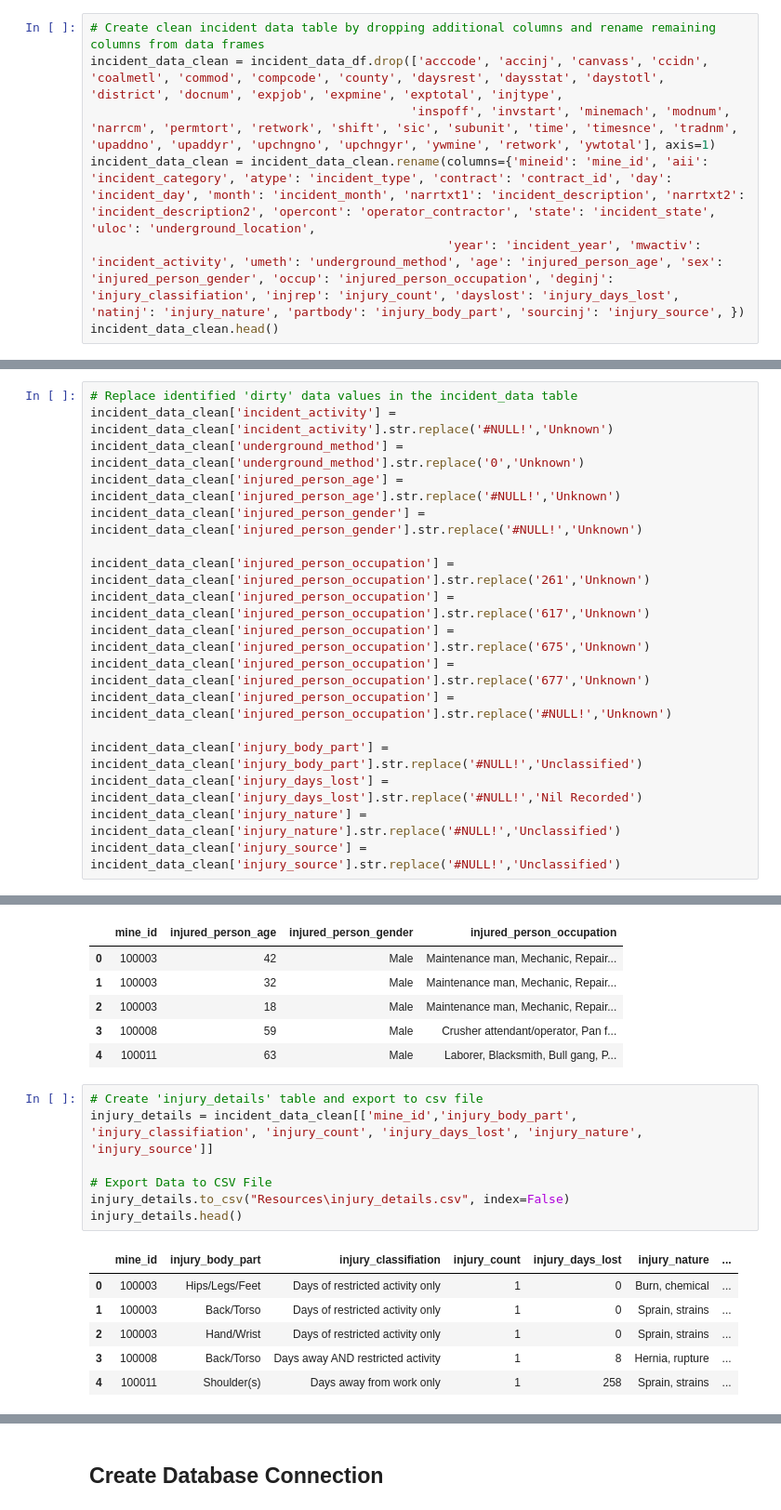
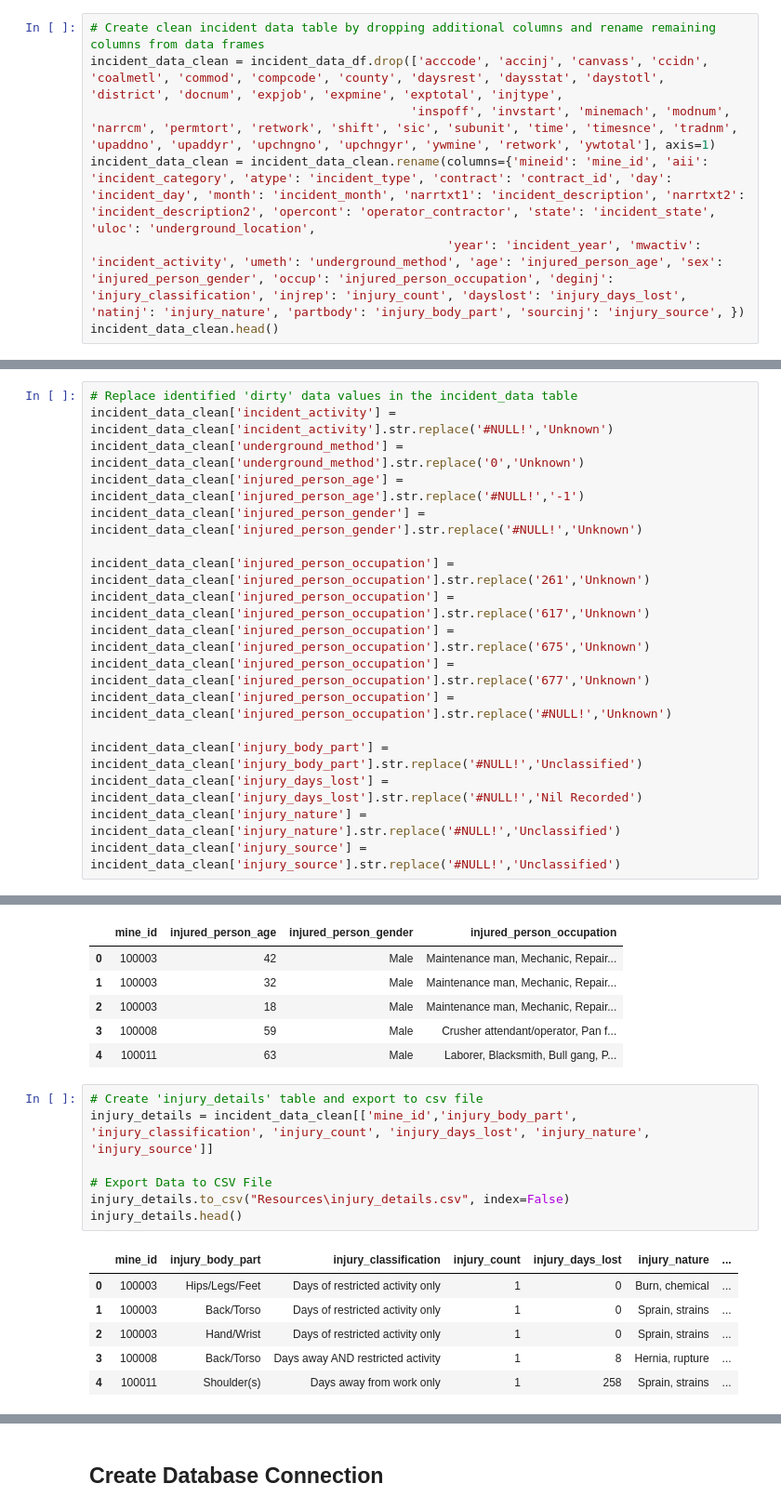
Before and after one commit to granttowers/Project_2, a Jupyter notebook: ETL_Process/Incident Data Cleanup.ipynb, the cells around one changed output, grey strips where cells are left out. Shown at 93% size. Saved outputs shown, nothing was run; the diff lists cells and outputs as text.

Commit message:
Painful Data Updates

```diff
--- a/ETL_Process/Incident Data Cleanup.ipynb
+++ b/ETL_Process/Incident Data Cleanup.ipynb
@@ -20,7 +20,7 @@ employement_data_df = pd.read_csv(employement_data)
 incident_data_clean = incident_data_df.drop(['acccode', 'accinj', 'canvass', 'ccidn', 'coalmetl', 'commod', 'compcode', 'county', 'daysrest', 'daysstat', 'daystotl', 'district', 'docnum', 'expjob', 'expmine', 'exptotal', 'injtype',
                                             'inspoff', 'invstart', 'minemach', 'modnum', 'narrcm', 'permtort', 'retwork', 'shift', 'sic', 'subunit', 'time', 'timesnce', 'tradnm', 'upaddno', 'upaddyr', 'upchngno', 'upchngyr', 'ywmine', 'retwork', 'ywtotal'], axis=1)
 incident_data_clean = incident_data_clean.rename(columns={'mineid': 'mine_id', 'aii': 'incident_category', 'atype': 'incident_type', 'contract': 'contract_id', 'day': 'incident_day', 'month': 'incident_month', 'narrtxt1': 'incident_description', 'narrtxt2': 'incident_description2', 'opercont': 'operator_contractor', 'state': 'incident_state', 'uloc': 'underground_location',
-                                                 'year': 'incident_year', 'mwactiv': 'incident_activity', 'umeth': 'underground_method', 'age': 'injured_person_age', 'sex': 'injured_person_gender', 'occup': 'injured_person_occupation', 'deginj': 'injury_classifiation', 'injrep': 'injury_count', 'dayslost': 'injury_days_lost', 'natinj': 'injury_nature', 'partbody': 'injury_body_part', 'sourcinj': 'injury_source', })
+                                                 'year': 'incident_year', 'mwactiv': 'incident_activity', 'umeth': 'underground_method', 'age': 'injured_person_age', 'sex': 'injured_person_gender', 'occup': 'injured_person_occupation', 'deginj': 'injury_classification', 'injrep': 'injury_count', 'dayslost': 'injury_days_lost', 'natinj': 'injury_nature', 'partbody': 'injury_body_part', 'sourcinj': 'injury_source', })
 incident_data_clean.head()
 # %% [output]
 |  | mine_id | contract_id | incident_month | incident_day | incident_state | underground_location | ... |
@@ -34,7 +34,7 @@ incident_data_clean.head()
 # Replace identified 'dirty' data values in the incident_data table
 incident_data_clean['incident_activity'] = incident_data_clean['incident_activity'].str.replace('#NULL!','Unknown')
 incident_data_clean['underground_method'] = incident_data_clean['underground_method'].str.replace('0','Unknown')
-incident_data_clean['injured_person_age'] = incident_data_clean['injured_person_age'].str.replace('#NULL!','Unknown')
+incident_data_clean['injured_person_age'] = incident_data_clean['injured_person_age'].str.replace('#NULL!','-1')
 incident_data_clean['injured_person_gender'] = incident_data_clean['injured_person_gender'].str.replace('#NULL!','Unknown')
 
 incident_data_clean['injured_person_occupation'] = incident_data_clean['injured_person_occupation'].str.replace('261','Unknown')
@@ -152,13 +152,13 @@ injured_person_details.head()
 | 4 | 100011 | 63 | Male | Laborer, Blacksmith, Bull gang, P... |
 # %%
 # Create 'injury_details' table and export to csv file
-injury_details = incident_data_clean[['mine_id','injury_body_part', 'injury_classifiation', 'injury_count', 'injury_days_lost', 'injury_nature', 'injury_source']]
+injury_details = incident_data_clean[['mine_id','injury_body_part', 'injury_classification', 'injury_count', 'injury_days_lost', 'injury_nature', 'injury_source']]
 
 # Export Data to CSV File
 injury_details.to_csv("Resources\injury_details.csv", index=False)
 injury_details.head()
 # %% [output]
-|  | mine_id | injury_body_part | injury_classifiation | injury_count | injury_days_lost | injury_nature | ... |
+|  | mine_id | injury_body_part | injury_classification | injury_count | injury_days_lost | injury_nature | ... |
 | 0 | 100003 | Hips/Legs/Feet | Days of restricted activity only | 1 | 0 | Burn, chemical | ... |
 | 1 | 100003 | Back/Torso | Days of restricted activity only | 1 | 0 | Sprain, strains | ... |
 | 2 | 100003 | Hand/Wrist | Days of restricted activity only | 1 | 0 | Sprain, strains | ... |
```
Also changed, not shown: parts of 6 cells of this notebook, 7 other files.
